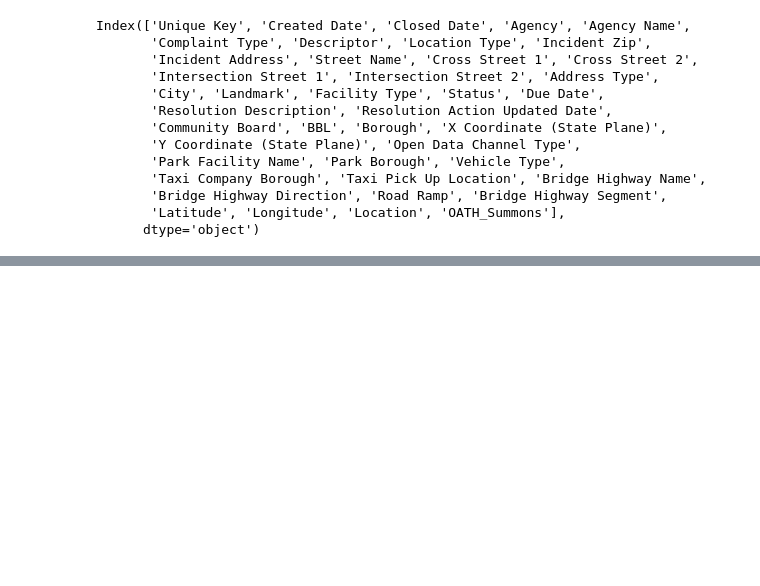
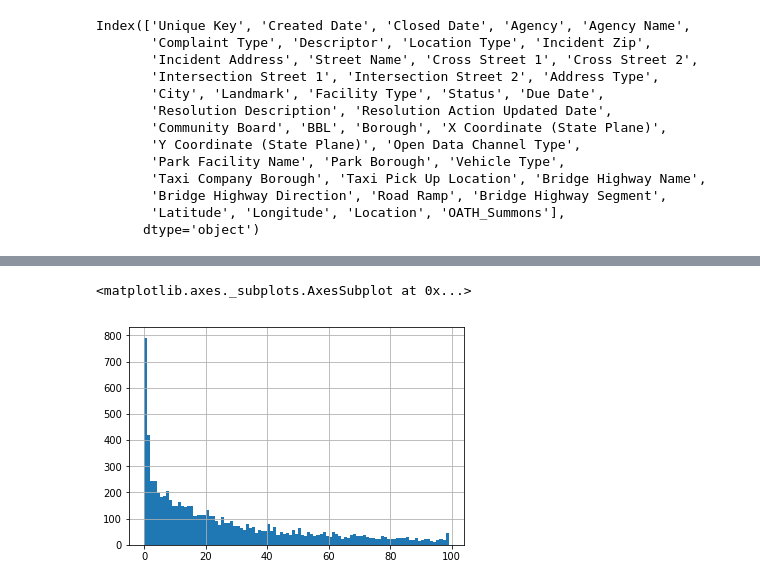
Before and after one commit to bendnorman/DOB-elevator-complaints, a Jupyter notebook: 311_data_analysis.ipynb, the cells around one changed output, grey strips where cells are left out. Saved outputs shown, nothing was run; the diff lists cells and outputs as text; code cells hidden in the pictures; blank space fills up the shorter version.

```diff
--- a/311_data_analysis.ipynb
+++ b/311_data_analysis.ipynb
@@ -70,0 +136,7 @@ Index(['version https://git-lfs.github.com/spec/v1'], dtype='object')
+# %%
+dob_boilr_df['Disposition Date'].dropna(inplace=True)
+dob_boilr_df['Disposition Year'] = dob_boilr_df['Disposition Date'].str.split('/',2)
+dob_boilr_df['Disposition Year'].dropna(inplace=True)
+print(dob_boilr_df['Disposition Year'])
+
+#dob_boilr_df['Disposition Year'] = dob_boilr_df['Disposition Year'][2]
@@ -70,0 +161,4 @@ Index(['version https://git-lfs.github.com/spec/v1'], dtype='object')
+# %%
+time_diffs = pd.Series((pd.to_datetime(dob_boilr_df['Inspection Date']) - pd.to_datetime(dob_boilr_df['Date Entered'])).astype('timedelta64[D]'))
+time_diffs = pd.DataFrame({'category': dob_boilr_df['Complaint Category'], 'time': time_diffs, 'Code': dob_boilr_df['Disposition Code']})
+time_diffs.head()
@@ -70,0 +172,4 @@ Index(['version https://git-lfs.github.com/spec/v1'], dtype='object')
+# %%
+print(len(time_diffs))
+time_diffs = time_diffs[time_diffs['time'] >= 0]
+print(len(time_diffs))
@@ -70,0 +179,3 @@ Index(['version https://git-lfs.github.com/spec/v1'], dtype='object')
+# %%
+time_diffs = time_diffs[time_diffs['Code'].str.contains('A')]
+print(len(time_diffs))
@@ -70,0 +205,5 @@ Index(['version https://git-lfs.github.com/spec/v1'], dtype='object')
+# %%
+time_diffs[time_diffs['category'] == 58]['time'].hist(bins=range(0,100,1))
+# %% [output]
+<matplotlib.axes._subplots.AxesSubplot at 0x...>
+[figure, added]
```
Also changed, not shown: parts of 16 cells of this notebook.
